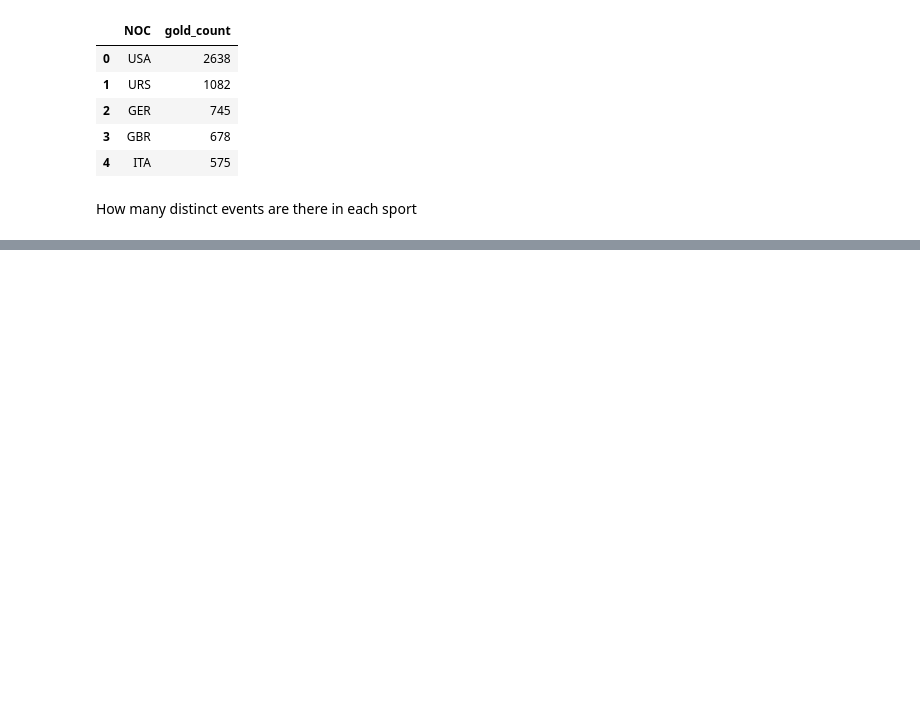
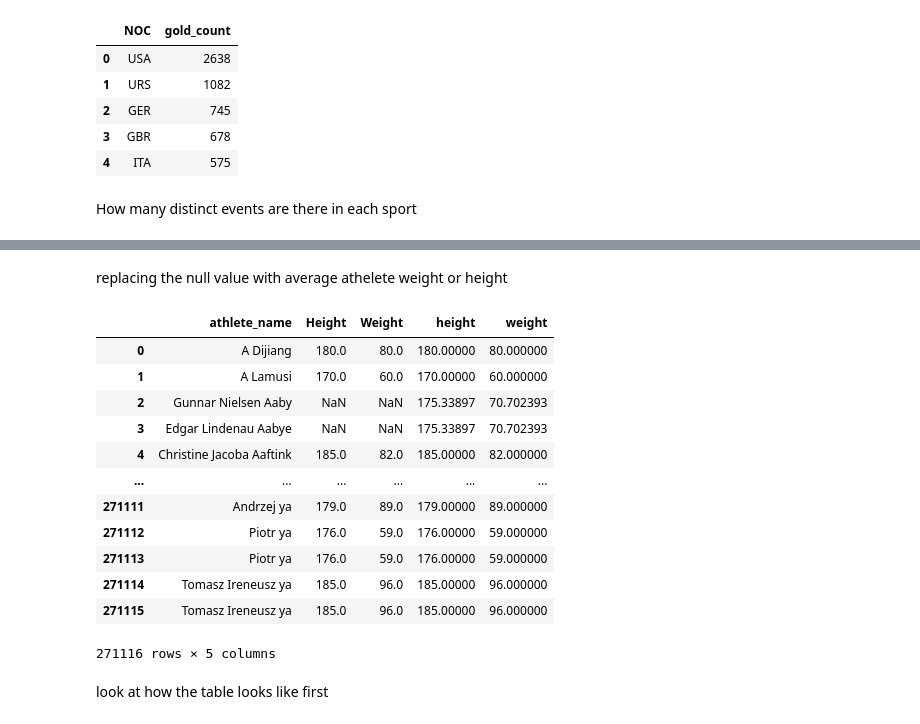
Before and after one commit to egitonga395/kamilimu_assignments, a Jupyter notebook: Ericksqlassignment.ipynb, the cells around one changed output, grey strips where cells are left out. Drawn from its saved outputs; the diff is of its cells as text; code cells hidden in the pictures; blank space fills up the shorter version.

```diff
--- a/Ericksqlassignment.ipynb
+++ b/Ericksqlassignment.ipynb
@@ -75,0 +148,32 @@ ORDER BY sport
+# %% [markdown]
+replacing the null value with average athelete weight or height
+# %%
+pd.read_sql("""
+SELECT name AS athlete_name,
+height, weight,
+       CASE
+           WHEN height IS NULL THEN (SELECT AVG(height) FROM athletes_table)
+           ELSE height
+       END AS height,
+       CASE
+           WHEN weight IS NULL THEN (SELECT AVG(weight) FROM athletes_table)
+           ELSE weight
+       END AS weight
+FROM athletes_table
+""", conn)
+# %% [output]
+|  | athlete_name | Height | Weight | height | weight |
+| 0 | A Dijiang | 180.0 | 80.0 | 180.00000 | 80.000000 |
+| 1 | A Lamusi | 170.0 | 60.0 | 170.00000 | 60.000000 |
+| 2 | Gunnar Nielsen Aaby | NaN | NaN | 175.33897 | 70.702393 |
+| 3 | Edgar Lindenau Aabye | NaN | NaN | 175.33897 | 70.702393 |
+| 4 | Christine Jacoba Aaftink | 185.0 | 82.0 | 185.00000 | 82.000000 |
+| ... | ... | ... | ... | ... | ... |
+| 271111 | Andrzej ya | 179.0 | 89.0 | 179.00000 | 89.000000 |
+| 271112 | Piotr ya | 176.0 | 59.0 | 176.00000 | 59.000000 |
+| 271113 | Piotr ya | 176.0 | 59.0 | 176.00000 | 59.000000 |
+| 271114 | Tomasz Ireneusz ya | 185.0 | 96.0 | 185.00000 | 96.000000 |
+| 271115 | Tomasz Ireneusz ya | 185.0 | 96.0 | 185.00000 | 96.000000 |
+271116 rows × 5 columns
+# %% [markdown]
+look at how the table looks like first
```
Also changed, not shown: parts of 21 cells of this notebook.
